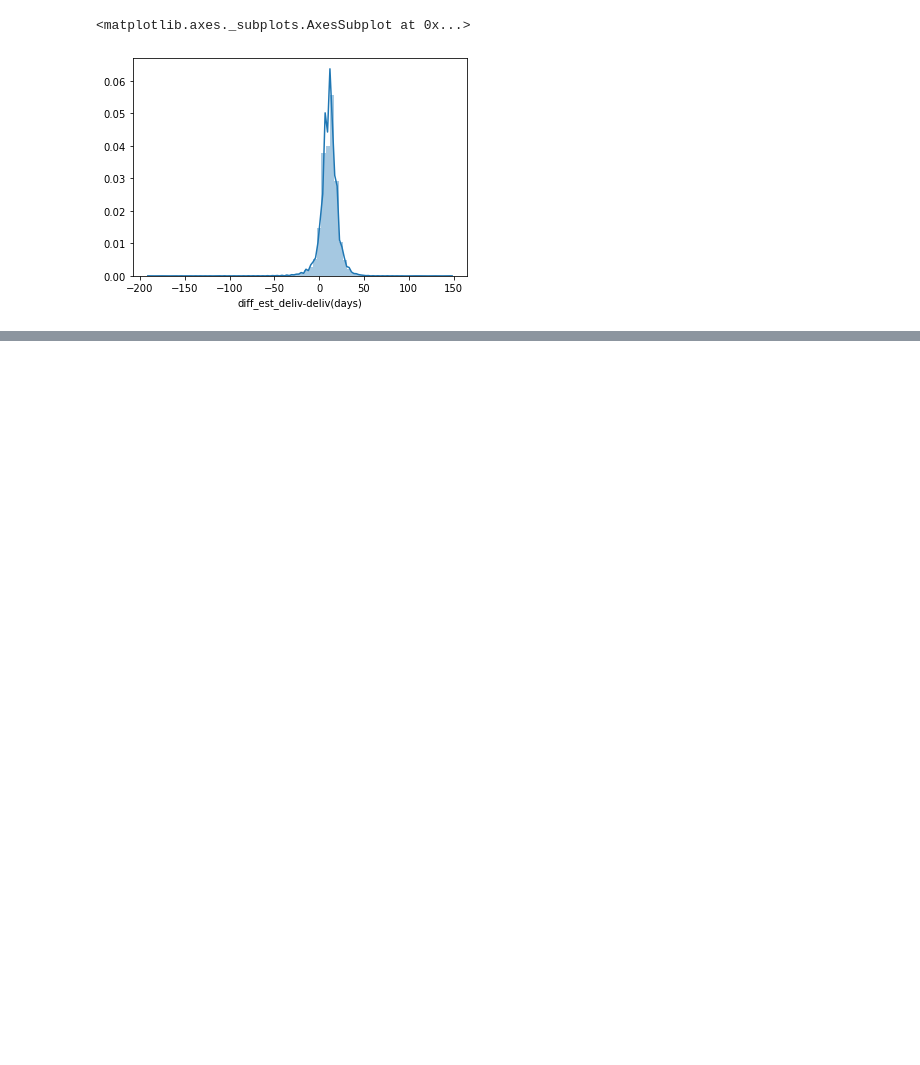
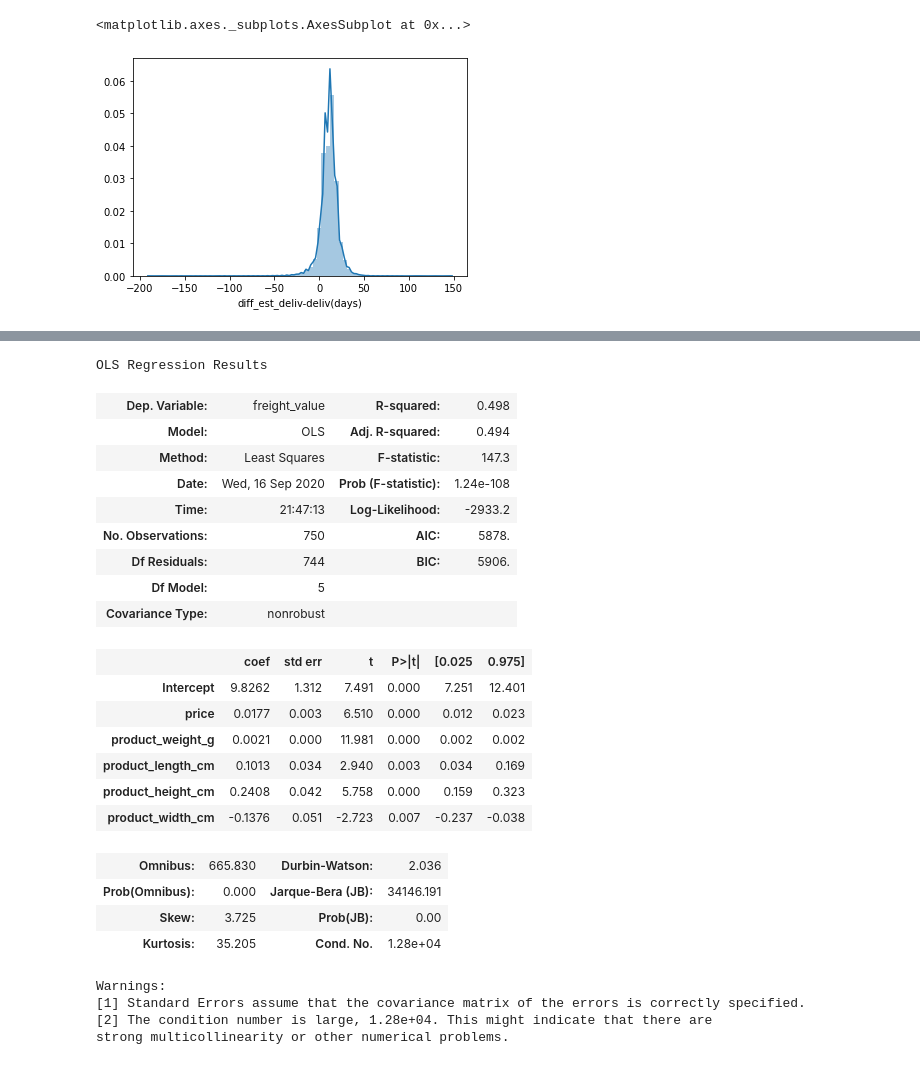
Before and after one commit to Kisazadev/Brasil, a Jupyter notebook: Brazil.ipynb, the cells around one changed output, grey strips where cells are left out. Drawn from its saved outputs; the diff is of its cells as text; code cells hidden in the pictures; blank space fills up the shorter version.

```diff
--- a/Brazil.ipynb
+++ b/Brazil.ipynb
@@ -208,0 +295,30 @@ def statsmodels_train_test_split(df, stratify=None, **kwargs):
+# %%
+linear_model = smf.ols(formula=formula, data=train).fit()
+
+linear_model.summary()
+# %% [output]
+OLS Regression Results
+| Dep. Variable: | freight_value | R-squared: | 0.498 |
+| Model: | OLS | Adj. R-squared: | 0.494 |
+| Method: | Least Squares | F-statistic: | 147.3 |
+| Date: | Wed, 16 Sep 2020 | Prob (F-statistic): | 1.24e-108 |
+| Time: | 21:47:13 | Log-Likelihood: | -2933.2 |
+| No. Observations: | 750 | AIC: | 5878. |
+| Df Residuals: | 744 | BIC: | 5906. |
+| Df Model: | 5 |  |  |
+| Covariance Type: | nonrobust |  |  |
+|  | coef | std err | t | P>|t| | [0.025 | 0.975] |
+| Intercept | 9.8262 | 1.312 | 7.491 | 0.000 | 7.251 | 12.401 |
+| price | 0.0177 | 0.003 | 6.510 | 0.000 | 0.012 | 0.023 |
+| product_weight_g | 0.0021 | 0.000 | 11.981 | 0.000 | 0.002 | 0.002 |
+| product_length_cm | 0.1013 | 0.034 | 2.940 | 0.003 | 0.034 | 0.169 |
+| product_height_cm | 0.2408 | 0.042 | 5.758 | 0.000 | 0.159 | 0.323 |
+| product_width_cm | -0.1376 | 0.051 | -2.723 | 0.007 | -0.237 | -0.038 |
+| Omnibus: | 665.830 | Durbin-Watson: | 2.036 |
+| Prob(Omnibus): | 0.000 | Jarque-Bera (JB): | 34146.191 |
+| Skew: | 3.725 | Prob(JB): | 0.00 |
+| Kurtosis: | 35.205 | Cond. No. | 1.28e+04 |
+Warnings:
+[1] Standard Errors assume that the covariance matrix of the errors is correctly specified.
+[2] The condition number is large, 1.28e+04. This might indicate that there are
+strong multicollinearity or other numerical problems.
```
Also changed, not shown: parts of 14 cells of this notebook.
